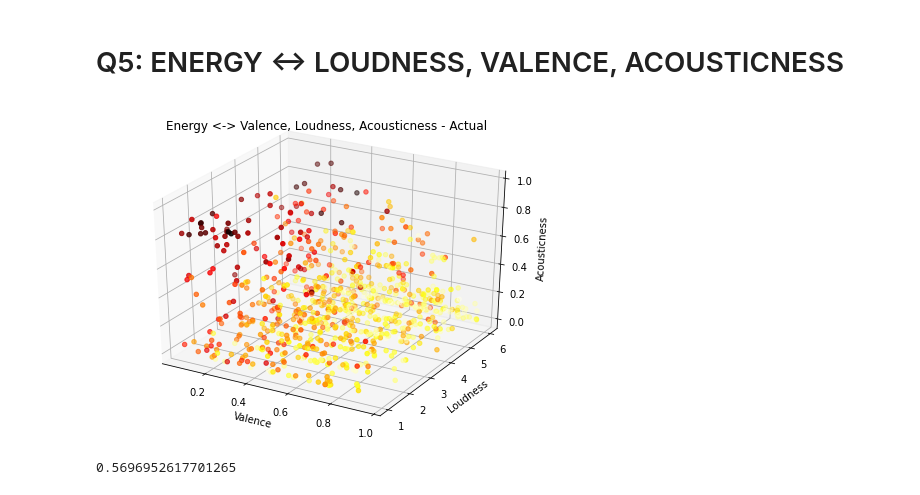
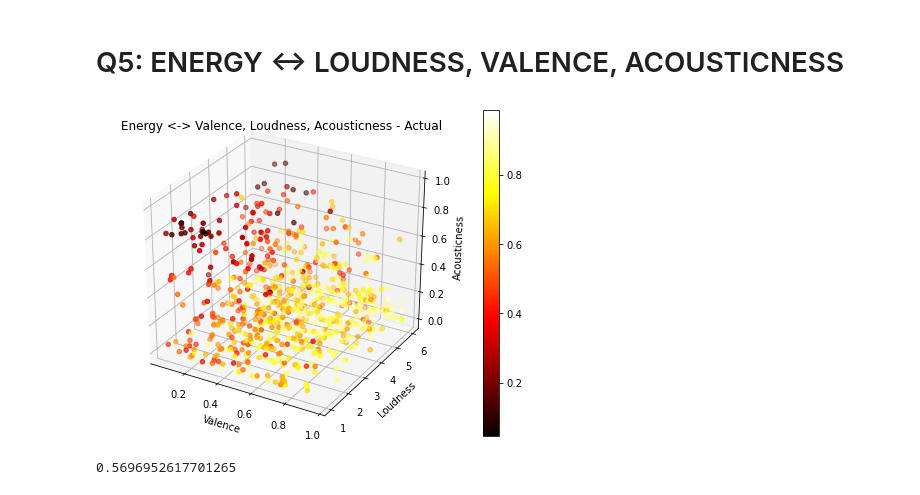
Before and after one commit to yamaceay/spotify, a Jupyter notebook: model.ipynb, the cells around one changed output. Drawn from its saved outputs; the diff is of its cells as text; code cells hidden in the pictures.

```diff
--- a/model.ipynb
+++ b/model.ipynb
@@ -240,16 +240,17 @@ Result: The key of the song does not play any role on these features
 # %%
 X = df[["valence", "loudness", "acousticness"]]
 y = df["energy"]
 fig = plt.figure(figsize = (8, 6))
 ax = fig.add_subplot(111, projection='3d')
-ax.scatter(df["valence"], df["loudness"], df["acousticness"], cmap = "hot", c = df["energy"])
+p = ax.scatter(df["valence"], df["loudness"], df["acousticness"], cmap = "hot", c = df["energy"])
 ax.set_xlabel("Valence")
 ax.set_ylabel("Loudness")
 ax.set_zlabel("Acousticness")
 ax.set_title("Energy <-> Valence, Loudness, Acousticness - Actual")
+fig.colorbar(p)
 plt.show()
 # %% [output]
-[figure, old version]
+[figure, new version]
 # %%
 X_train, X_test, y_train, y_test = train_test_split(X, y, test_size = 0.2)
 model = LinearRegression()
```
Also changed, not shown: parts of 4 cells of this notebook, 1 other file.
